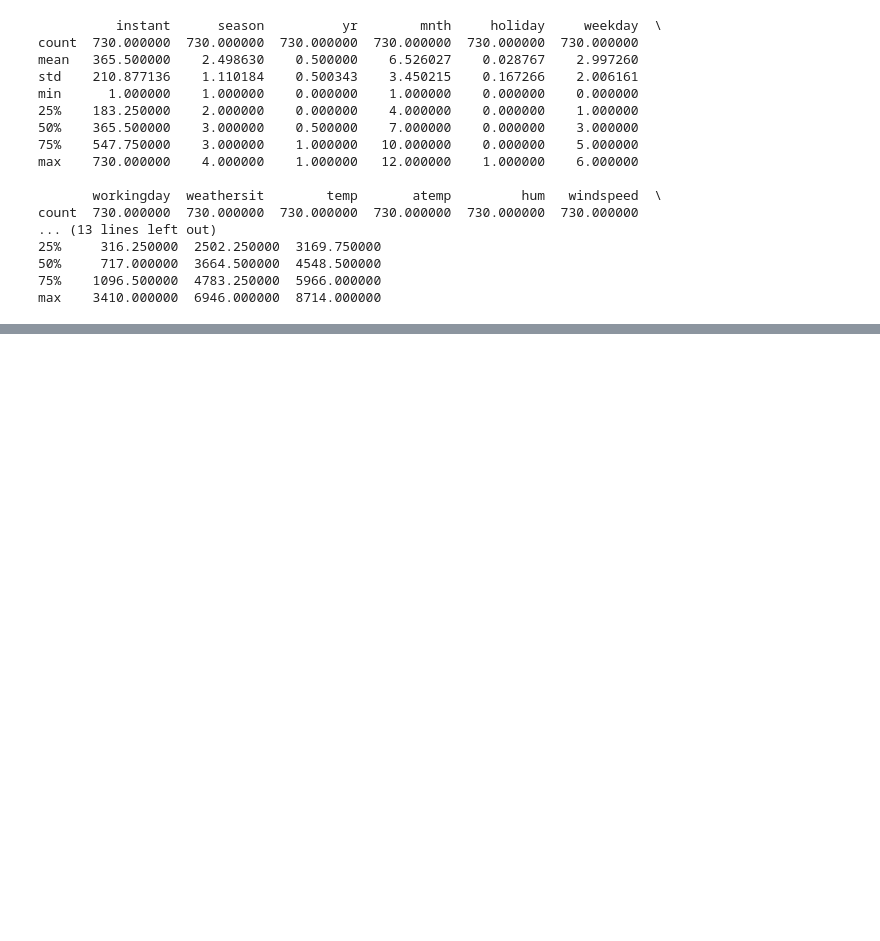
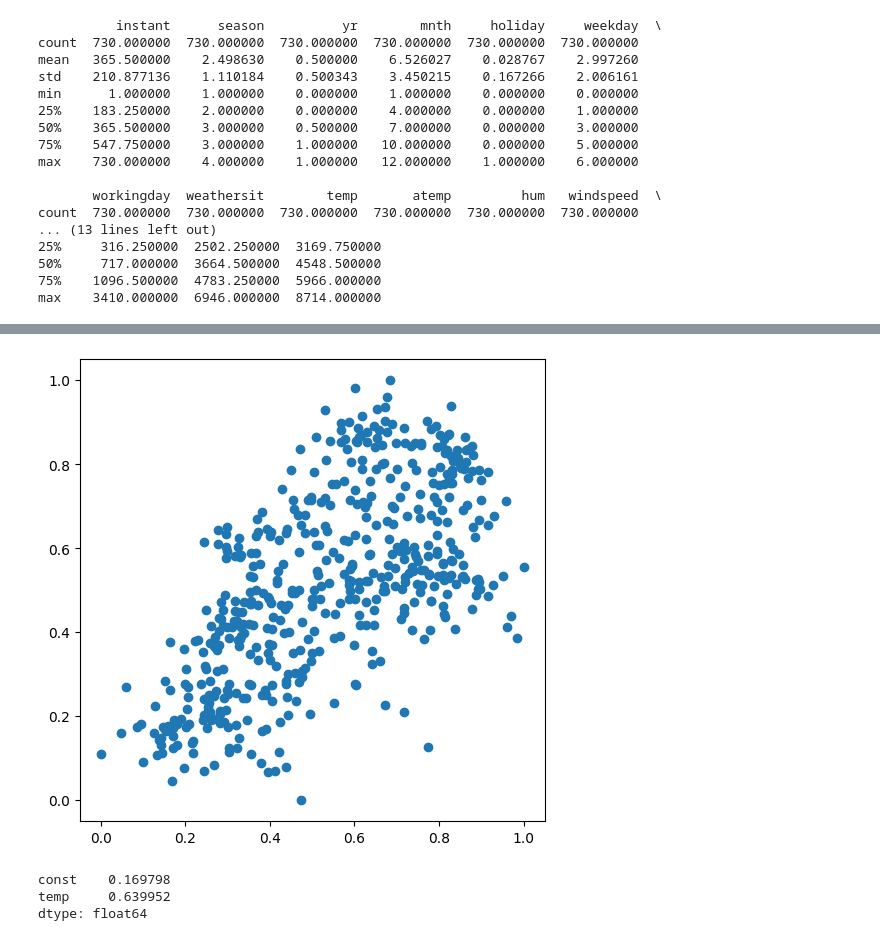
Before and after one commit to vaishnabala/Linear_Regression, a Jupyter notebook: Bike_Rental_Linear_Regression.ipynb, the cells around one changed output, grey strips where cells are left out. Drawn from its saved outputs; the diff is of its cells as text; code cells hidden in the pictures; blank space fills up the shorter version.

```diff
--- a/Bike_Rental_Linear_Regression.ipynb
+++ b/Bike_Rental_Linear_Regression.ipynb
@@ -102,0 +262,6 @@ ValueError: num must be an integer with 1 <= num <= 6, not 7
+# %%
+plt.figure(figsize=[6,6])
+plt.scatter(df_train.temp, df_train.cnt)
+plt.show()
+# %% [output]
+[figure, added]
@@ -102,0 +279,6 @@ ValueError: num must be an integer with 1 <= num <= 6, not 7
+# %%
+lr.params
+# %% [output]
+const    0.169798
+temp     0.639952
+dtype: float64
```
Also changed, not shown: parts of 40 cells of this notebook.
